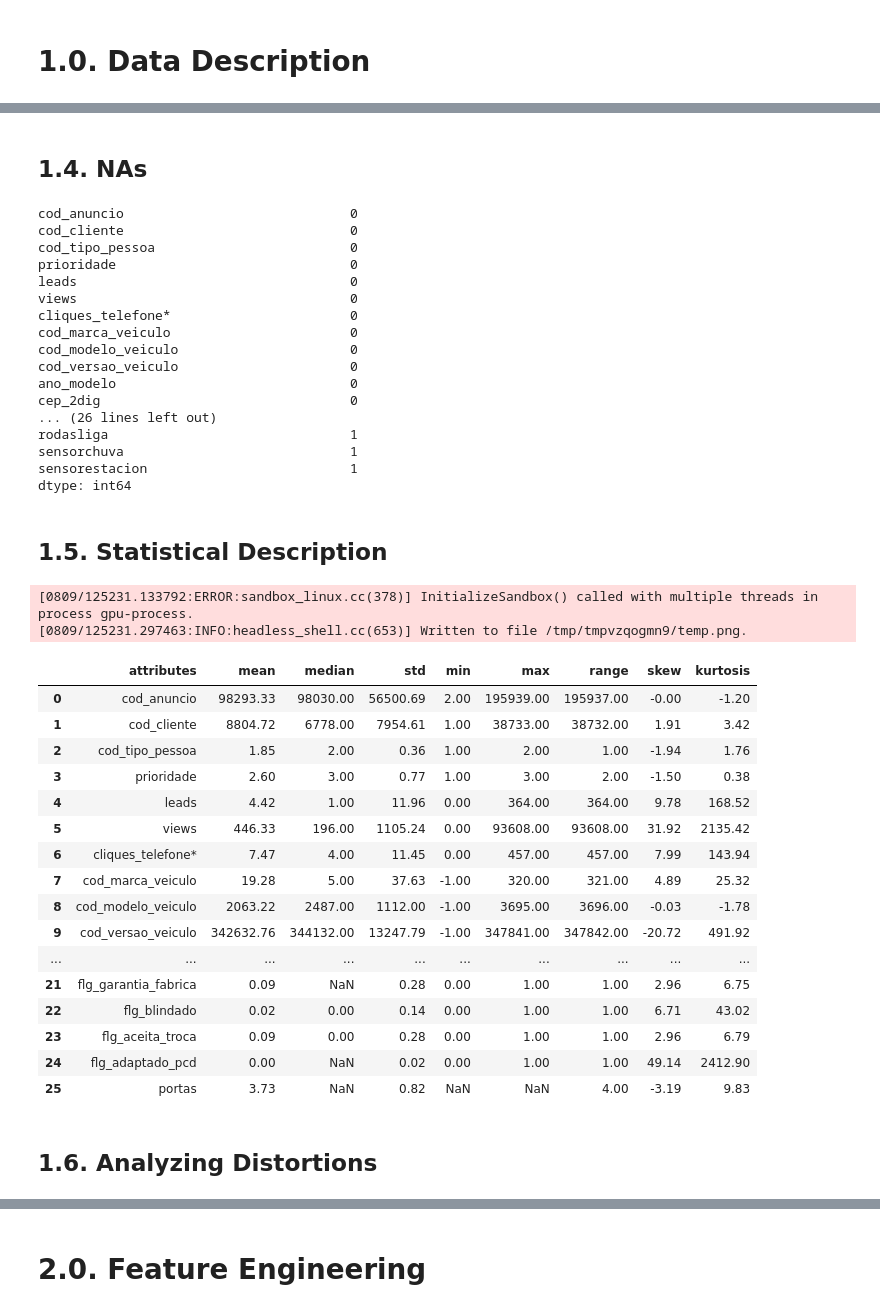
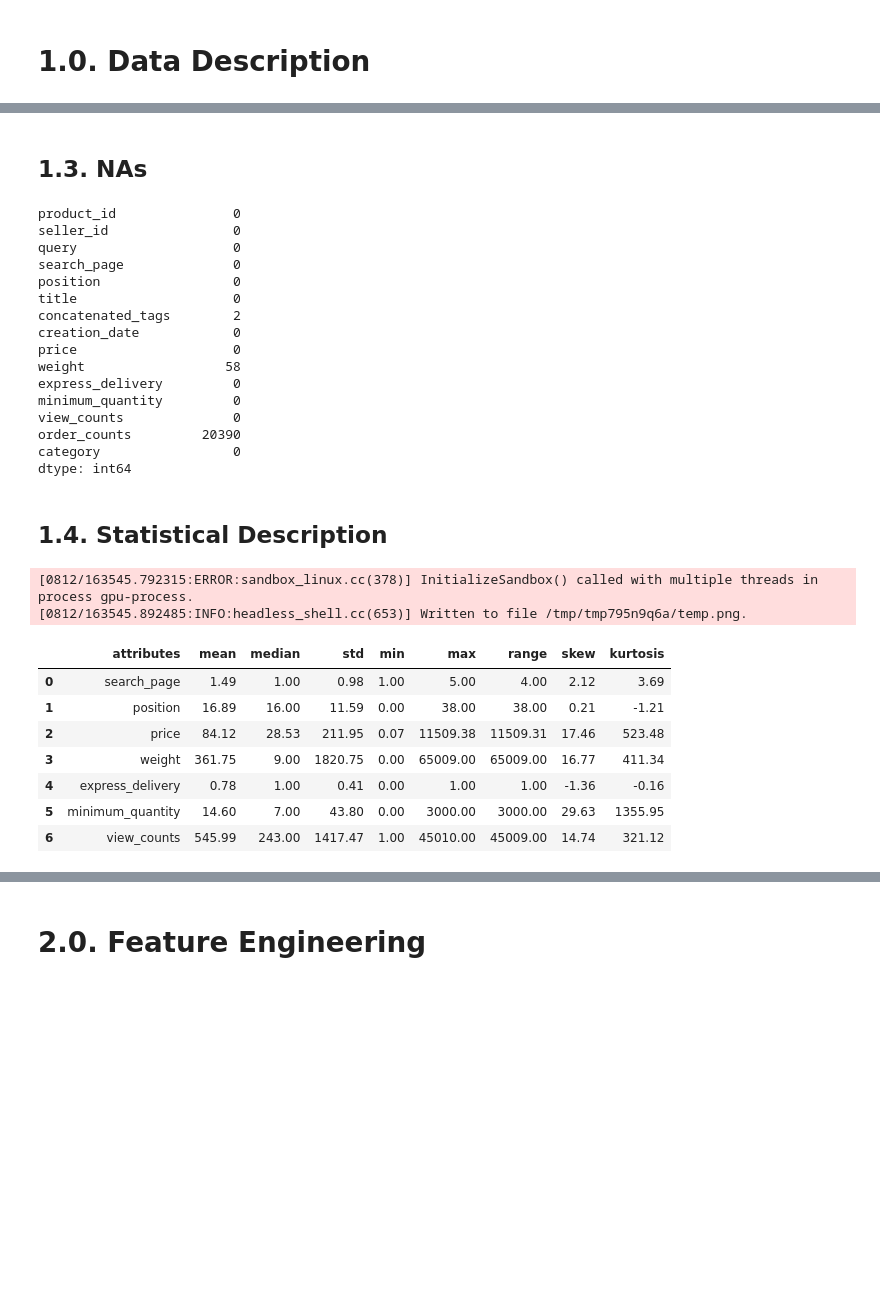
Before and after one commit to Valcilio/product_categorization, a Jupyter notebook: notebooks/01-data_analysis_classification.ipynb, the cells around one changed output, grey strips where cells are left out. Saved outputs shown, nothing was run; the diff lists cells and outputs as text; code cells hidden in the pictures; blank space fills up the shorter version.

```diff
--- a/notebooks/01-data_analysis_classification.ipynb
+++ b/notebooks/01-data_analysis_classification.ipynb
@@ -19,3 +16,5 @@ df0 = pd.read_csv(c().data_raw_fld() / 'case_1_data.csv')
+# %%
+df0 = pd.read_csv('https://elo7-datasets.s3.amazonaws.com/data_scientist_position/elo7_recruitment_dataset.csv')
 # %% [markdown]
 # 1.0. Data Description
 # %% [markdown]
@@ -70,50 +46,41 @@ sensorestacion                        object
 dtype: object
 # %% [markdown]
-## 1.4. NAs
+## 1.3. NAs
 # %%
 df0.isna().sum() # will be corrected after data analysis
 # %% [output]
-cod_anuncio                             0
-cod_cliente                             0
-cod_tipo_pessoa                         0
-prioridade                              0
-leads                                   0
-views                                   0
-cliques_telefone*                       0
-cod_marca_veiculo                       0
-cod_modelo_veiculo                      0
-cod_versao_veiculo                      0
-ano_modelo                              0
-cep_2dig                                0
-... (26 lines left out)
-rodasliga                               1
-sensorchuva                             1
-sensorestacion                          1
+product_id               0
+seller_id                0
+query                    0
+search_page              0
+position                 0
+title                    0
+concatenated_tags        2
+creation_date            0
+price                    0
+weight                  58
+express_delivery         0
+minimum_quantity         0
+view_counts              0
+order_counts         20390
+category                 0
 dtype: int64
 # %% [markdown]
-## 1.5. Statistical Description
+## 1.4. Statistical Description
+# %%
+df_statistics = df0.drop('order_counts', axis=1)
+df_statistics = df_statistics.dropna()
 # %%
-data_analysis = PlotCreator(df=df0)
+data_analysis = PlotCreator(df=df_statistics.drop(['product_id', 'seller_id'], axis=1))
 data_analysis.statistical_description(saving_figloc=(c().reports_fld() / 'classification/statistical_description.png'))
 # %% [output]
-[0809/125231.133792:ERROR:sandbox_linux.cc(378)] InitializeSandbox() called with multiple threads in process gpu-process.
-[0809/125231.297463:INFO:headless_shell.cc(653)] Written to file /tmp/tmpvzqogmn9/temp.png.
+[0812/163545.792315:ERROR:sandbox_linux.cc(378)] InitializeSandbox() called with multiple threads in process gpu-process.
+[0812/163545.892485:INFO:headless_shell.cc(653)] Written to file /tmp/tmp795n9q6a/temp.png.
 |  | attributes | mean | median | std | min | max | range | skew | kurtosis |
-| 0 | cod_anuncio | 98293.33 | 98030.00 | 56500.69 | 2.00 | 195939.00 | 195937.00 | -0.00 | -1.20 |
-| 1 | cod_cliente | 8804.72 | 6778.00 | 7954.61 | 1.00 | 38733.00 | 38732.00 | 1.91 | 3.42 |
-| 2 | cod_tipo_pessoa | 1.85 | 2.00 | 0.36 | 1.00 | 2.00 | 1.00 | -1.94 | 1.76 |
-| 3 | prioridade | 2.60 | 3.00 | 0.77 | 1.00 | 3.00 | 2.00 | -1.50 | 0.38 |
-| 4 | leads | 4.42 | 1.00 | 11.96 | 0.00 | 364.00 | 364.00 | 9.78 | 168.52 |
-| 5 | views | 446.33 | 196.00 | 1105.24 | 0.00 | 93608.00 | 93608.00 | 31.92 | 2135.42 |
-| 6 | cliques_telefone* | 7.47 | 4.00 | 11.45 | 0.00 | 457.00 | 457.00 | 7.99 | 143.94 |
-| 7 | cod_marca_veiculo | 19.28 | 5.00 | 37.63 | -1.00 | 320.00 | 321.00 | 4.89 | 25.32 |
-| 8 | cod_modelo_veiculo | 2063.22 | 2487.00 | 1112.00 | -1.00 | 3695.00 | 3696.00 | -0.03 | -1.78 |
-| 9 | cod_versao_veiculo | 342632.76 | 344132.00 | 13247.79 | -1.00 | 347841.00 | 347842.00 | -20.72 | 491.92 |
-| ... | ... | ... | ... | ... | ... | ... | ... | ... | ... |
-| 21 | flg_garantia_fabrica | 0.09 | NaN | 0.28 | 0.00 | 1.00 | 1.00 | 2.96 | 6.75 |
-| 22 | flg_blindado | 0.02 | 0.00 | 0.14 | 0.00 | 1.00 | 1.00 | 6.71 | 43.02 |
-| 23 | flg_aceita_troca | 0.09 | 0.00 | 0.28 | 0.00 | 1.00 | 1.00 | 2.96 | 6.79 |
-| 24 | flg_adaptado_pcd | 0.00 | NaN | 0.02 | 0.00 | 1.00 | 1.00 | 49.14 | 2412.90 |
-| 25 | portas | 3.73 | NaN | 0.82 | NaN | NaN | 4.00 | -3.19 | 9.83 |
+| 0 | search_page | 1.49 | 1.00 | 0.98 | 1.00 | 5.00 | 4.00 | 2.12 | 3.69 |
+| 1 | position | 16.89 | 16.00 | 11.59 | 0.00 | 38.00 | 38.00 | 0.21 | -1.21 |
+| 2 | price | 84.12 | 28.53 | 211.95 | 0.07 | 11509.38 | 11509.31 | 17.46 | 523.48 |
+| 3 | weight | 361.75 | 9.00 | 1820.75 | 0.00 | 65009.00 | 65009.00 | 16.77 | 411.34 |
+| 4 | express_delivery | 0.78 | 1.00 | 0.41 | 0.00 | 1.00 | 1.00 | -1.36 | -0.16 |
+| 5 | minimum_quantity | 14.60 | 7.00 | 43.80 | 0.00 | 3000.00 | 3000.00 | 29.63 | 1355.95 |
+| 6 | view_counts | 545.99 | 243.00 | 1417.47 | 1.00 | 45010.00 | 45009.00 | 14.74 | 321.12 |
-# %% [markdown]
-## 1.6. Analyzing Distortions
```
Also changed, not shown: parts of 63 cells of this notebook, 28 other files.
